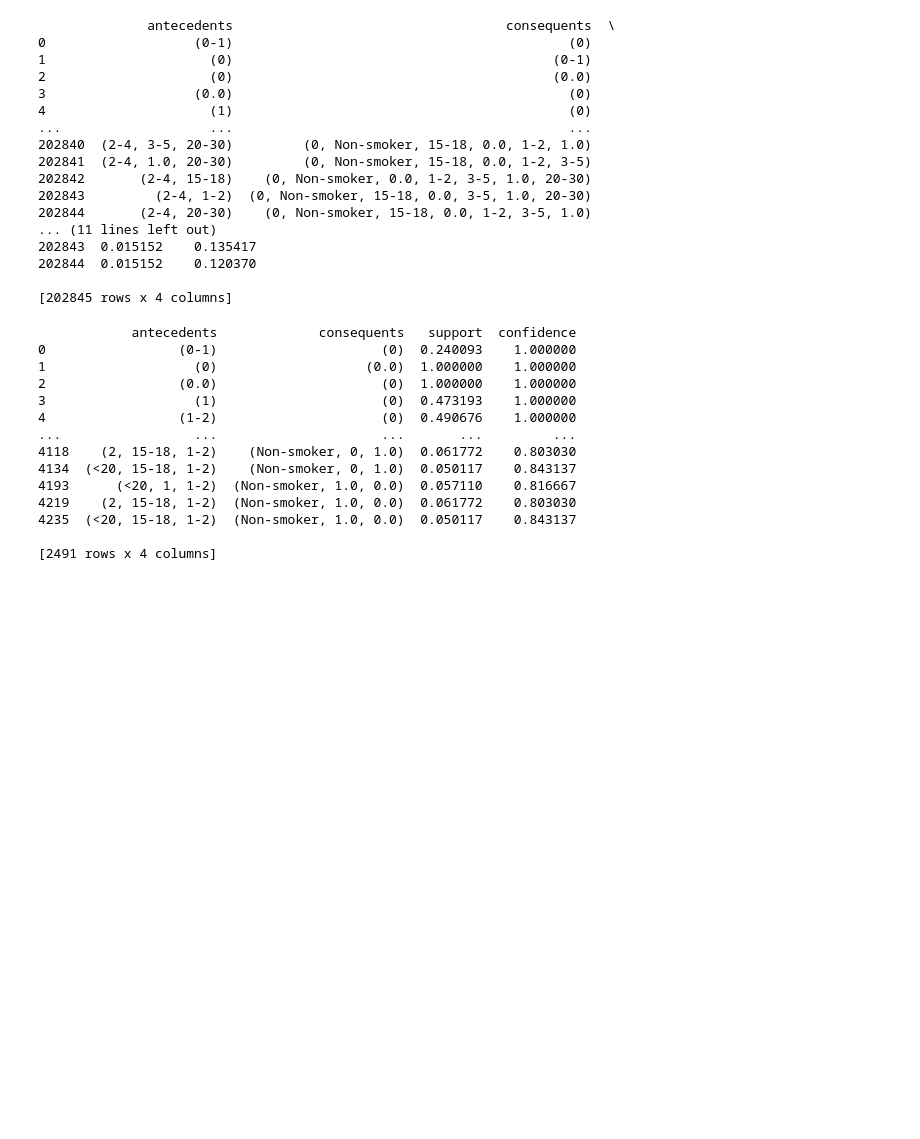
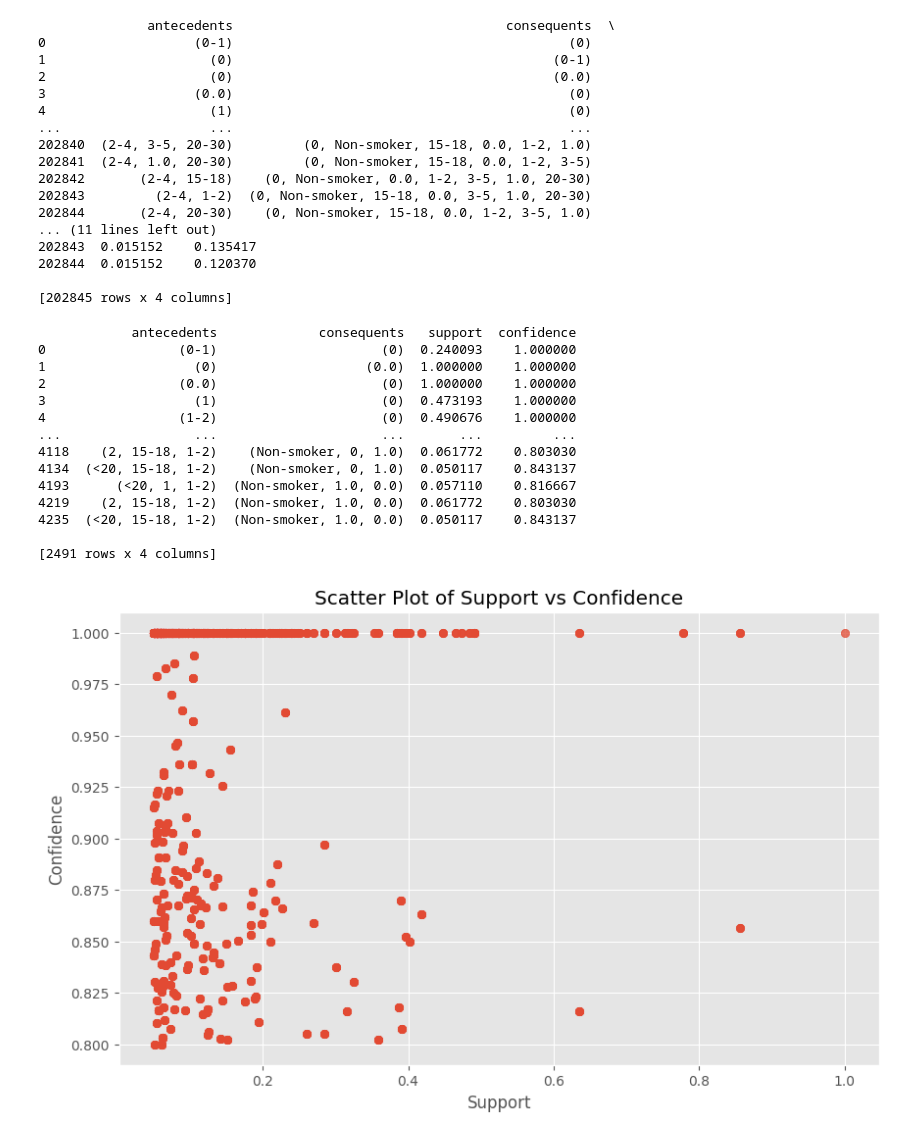
Before and after one commit to bl33h/cervicalCancerRiskFactors, a Jupyter notebook: src/cervicalCancerRiskFactors.ipynb, the cells around one changed output. Cells and saved outputs as stored; diff of their text form; code cells hidden in the pictures; blank space fills up the shorter version.

Commit message:
scatter plot support vs confidence

```diff
--- a/src/cervicalCancerRiskFactors.ipynb
+++ b/src/cervicalCancerRiskFactors.ipynb
@@ -561,3 +561,12 @@ print(filtered_rules[['antecedents', 'consequents', 'support', 'confidence']])
 4235  (<20, 15-18, 1-2)  (Non-smoker, 1.0, 0.0)  0.050117    0.843137
 
 [2491 rows x 4 columns]
+# %%
+plt.figure(figsize=(10, 6))
+plt.scatter(rules['support'], rules['confidence'], alpha=0.5)
+plt.title('Scatter Plot of Support vs Confidence')
+plt.xlabel('Support')
+plt.ylabel('Confidence')
+plt.show()
+# %% [output]
+[figure, added]
```
